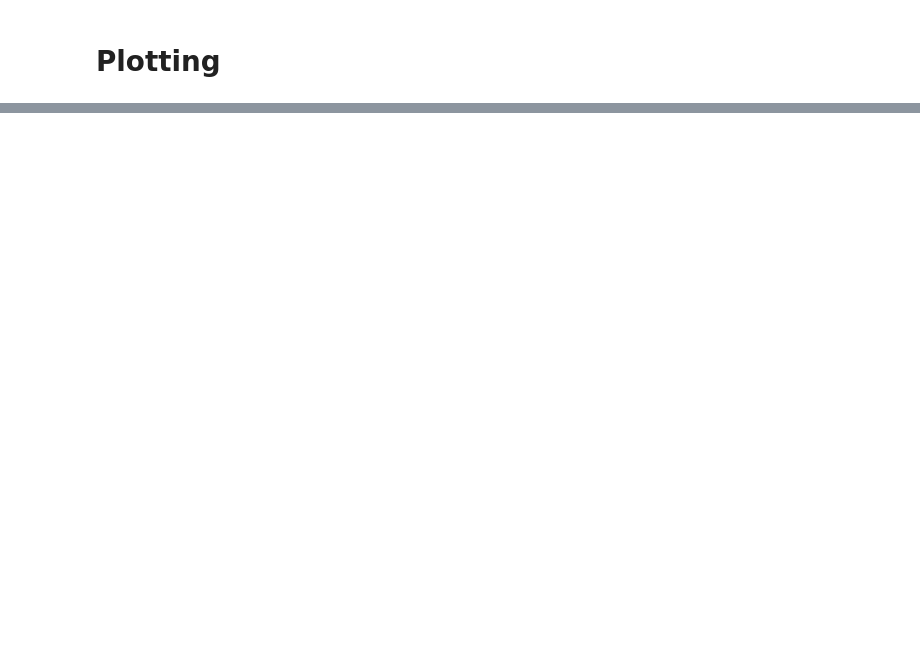
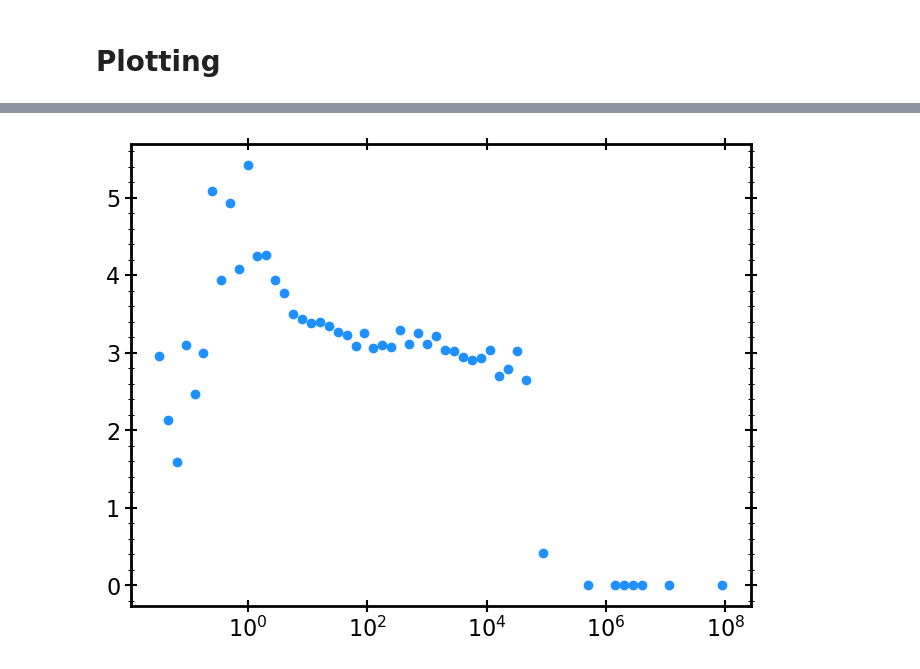
Before and after one commit to carlosajurado/AST384C-Computational-Astrophysics, a Jupyter notebook: HW1.ipynb, the cells around one changed output, grey strips where cells are left out. Saved outputs shown, nothing was run; the diff lists cells and outputs as text; code cells hidden in the pictures; blank space fills up the shorter version.

```diff
--- a/HW1.ipynb
+++ b/HW1.ipynb
@@ -584,0 +598,7 @@ plt.legend()
+# %%
+new_val = max_velocities/v_disper
+
+plt.scatter(bin_centers, new_val, marker='o', linestyle='-', color='dodgerblue')
+plt.xscale('log')
+# %% [output]
+[figure, added]
```
Also changed, not shown: parts of 12 cells of this notebook.
